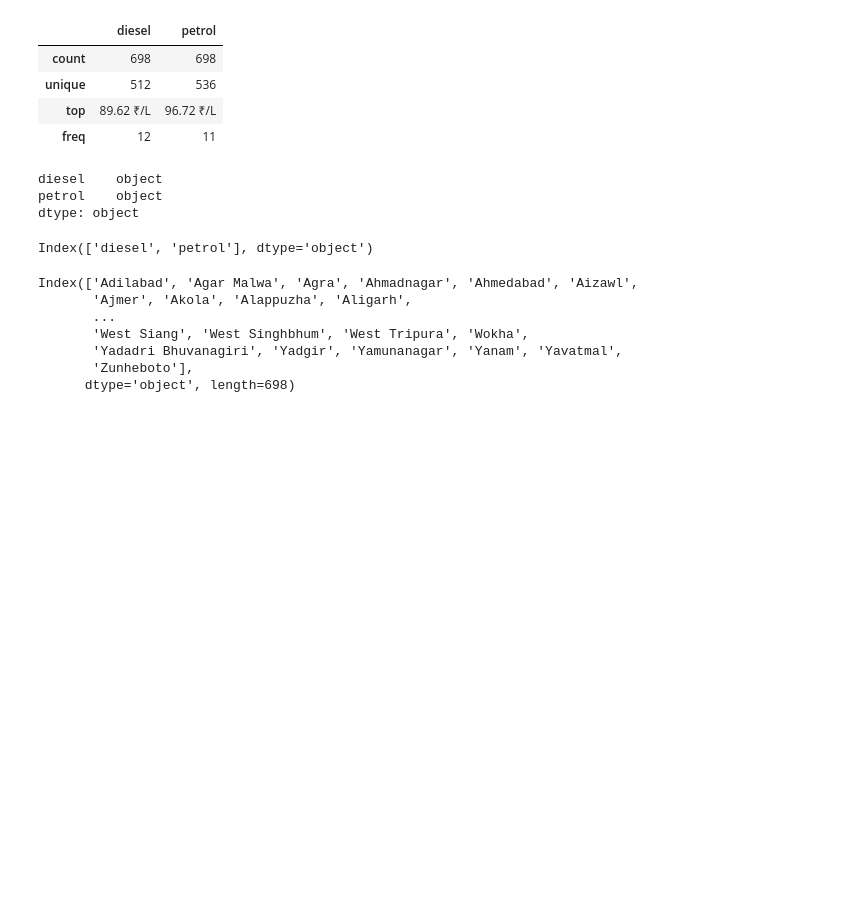
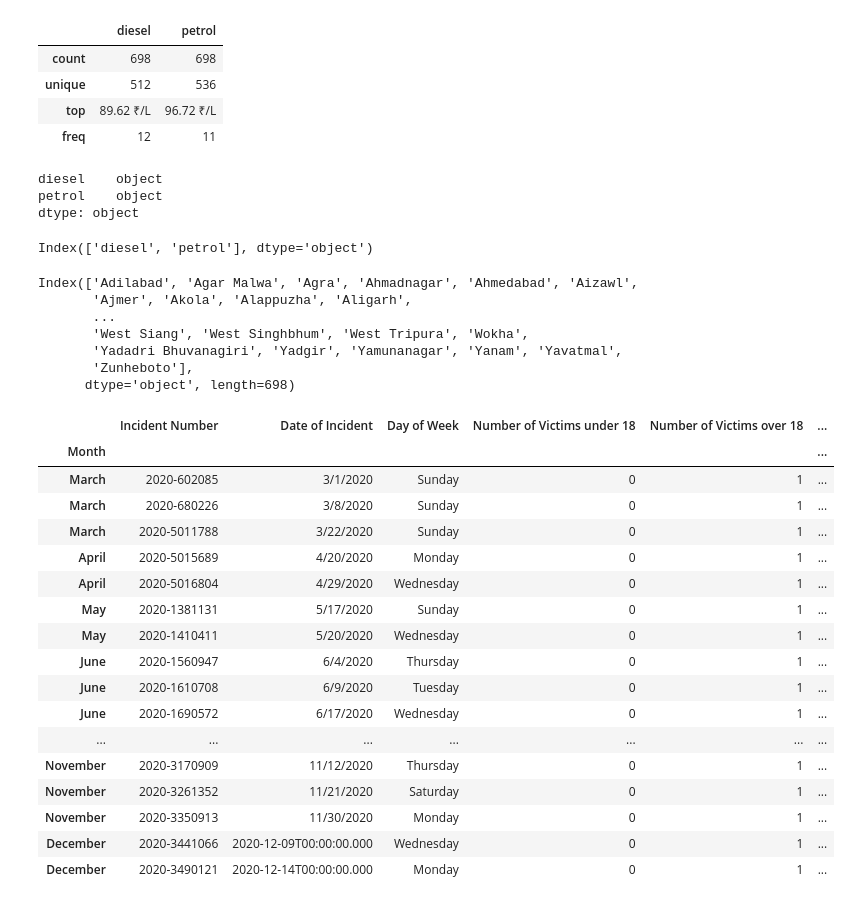
Before and after one commit to BurtonBarnes/Indian_Gas_Prices, a Jupyter notebook: exploration.ipynb, the cells around one changed output. Drawn from its saved outputs; the diff is of its cells as text; code cells hidden in the pictures; blank space fills up the shorter version.

Commit message:
exploration of hate crimes

```diff
--- a/exploration.ipynb
+++ b/exploration.ipynb
@@ -79,3 +79,25 @@ Index(['Adilabad', 'Agar Malwa', 'Agra', 'Ahmadnagar', 'Ahmedabad', 'Aizawl',
        'Yadadri Bhuvanagiri', 'Yadgir', 'Yamunanagar', 'Yanam', 'Yavatmal',
        'Zunheboto'],
       dtype='object', length=698)
+# %%
+df1 = pd.read_csv('Austin_TX_Hate_Crimes_2020.csv', index_col=0)
+df1
+# %% [output]
+|  | Incident Number | Date of Incident | Day of Week | Number of Victims under 18 | Number of Victims over 18 | ... |
+| Month |  |  |  |  |  | ... |
+| March | 2020-602085 | 3/1/2020 | Sunday | 0 | 1 | ... |
+| March | 2020-680226 | 3/8/2020 | Sunday | 0 | 1 | ... |
+| March | 2020-5011788 | 3/22/2020 | Sunday | 0 | 1 | ... |
+| April | 2020-5015689 | 4/20/2020 | Monday | 0 | 1 | ... |
+| April | 2020-5016804 | 4/29/2020 | Wednesday | 0 | 1 | ... |
+| May | 2020-1381131 | 5/17/2020 | Sunday | 0 | 1 | ... |
+| May | 2020-1410411 | 5/20/2020 | Wednesday | 0 | 1 | ... |
+| June | 2020-1560947 | 6/4/2020 | Thursday | 0 | 1 | ... |
+| June | 2020-1610708 | 6/9/2020 | Tuesday | 0 | 1 | ... |
+| June | 2020-1690572 | 6/17/2020 | Wednesday | 0 | 1 | ... |
+| ... | ... | ... | ... | ... | ... | ... |
+| November | 2020-3170909 | 11/12/2020 | Thursday | 0 | 1 | ... |
+| November | 2020-3261352 | 11/21/2020 | Saturday | 0 | 1 | ... |
+| November | 2020-3350913 | 11/30/2020 | Monday | 0 | 1 | ... |
+| December | 2020-3441066 | 2020-12-09T00:00:00.000 | Wednesday | 0 | 1 | ... |
+| December | 2020-3490121 | 2020-12-14T00:00:00.000 | Monday | 0 | 1 | ... |
```
Also changed, not shown: parts of 2 cells of this notebook.
